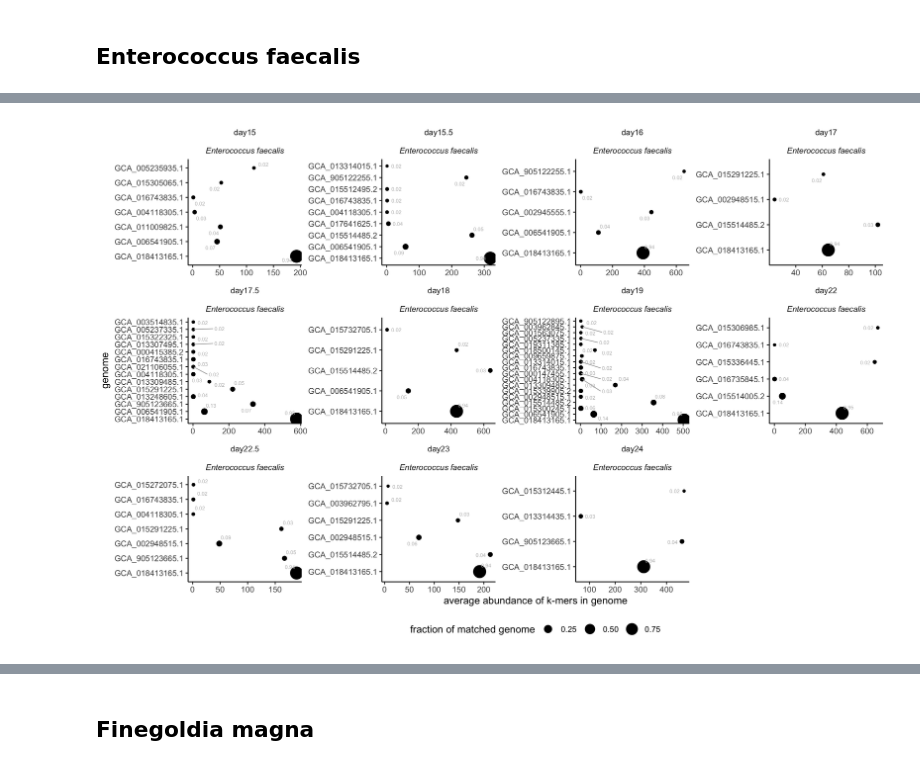
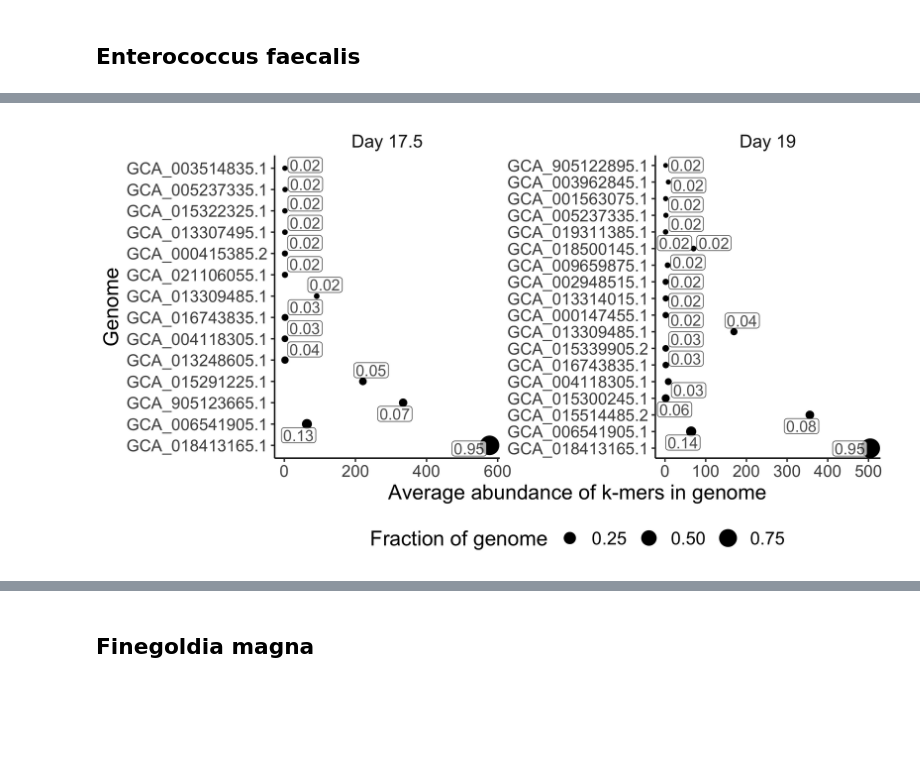
Before and after one commit to Arcadia-Science/2022-sourmashconsumr-validation, a Jupyter notebook: notebooks/20230104_PRJNA60717.ipynb, the cells around one changed output, grey strips where cells are left out. Drawn from its saved outputs; the diff is of its cells as text; code cells hidden in the pictures; blank space fills up the shorter version.

```diff
--- a/notebooks/20230104_PRJNA60717.ipynb
+++ b/notebooks/20230104_PRJNA60717.ipynb
@@ -48,10 +120,28 @@ infant_multi_strain_e_faec <- from_taxonomy_annotate_to_multi_strains(infant_tax
 # %%
 # adjust plot size rendered inline
-options(repr.plot.width = 12, repr.plot.height = 8, repr.plot.res = 300)
+options(repr.plot.width = 8, repr.plot.height = 4.5, repr.plot.res = 300)
 
-infant_multi_strain_e_faec$plt +
- theme(legend.position = "bottom",
-       strip.text = element_text(face = "italic")) +
- labs(size = "fraction of matched genome")
+efaec_plt2 <- ggplot(infant_multi_strain_e_faec$plt_data %>%
+              mutate(query_name = gsub("day", "Day ", query_name)) %>%
+              filter(query_name %in% c("Day 17.5", "Day 19")),
+       aes(x = reorder(genome_accession, -f_match),
+           y = average_abund,
+           label = round(f_match, digits = 2))) +
+    geom_point(ggplot2::aes(size = f_match)) +
+    coord_flip(clip = "off") +
+    facet_wrap(~query_name, scales = "free", nrow = 1) +
+    geom_label_repel(size = 4, color = "black", force = 3, box.padding = 0.1, label.padding = 0.1, alpha = 0.7) +
+    theme_classic() +
+    theme(strip.background = ggplot2::element_blank(),
+          legend.position = "bottom",
+          axis.text = element_text(size = 12),
+          axis.title = element_text(size = 15),
+          legend.text = element_text(size = 13),
+          legend.title = element_text(size = 15),
+          strip.text = element_text(size = 13)) +
+    labs(y = "Average abundance of k-mers in genome",
+         x = "Genome",
+         size = "Fraction of genome")
+efaec_plt2
 # %% [output]
-[figure, old version]
+[figure, new version]
```
Also changed, not shown: parts of 8 cells of this notebook, 5 other files.
